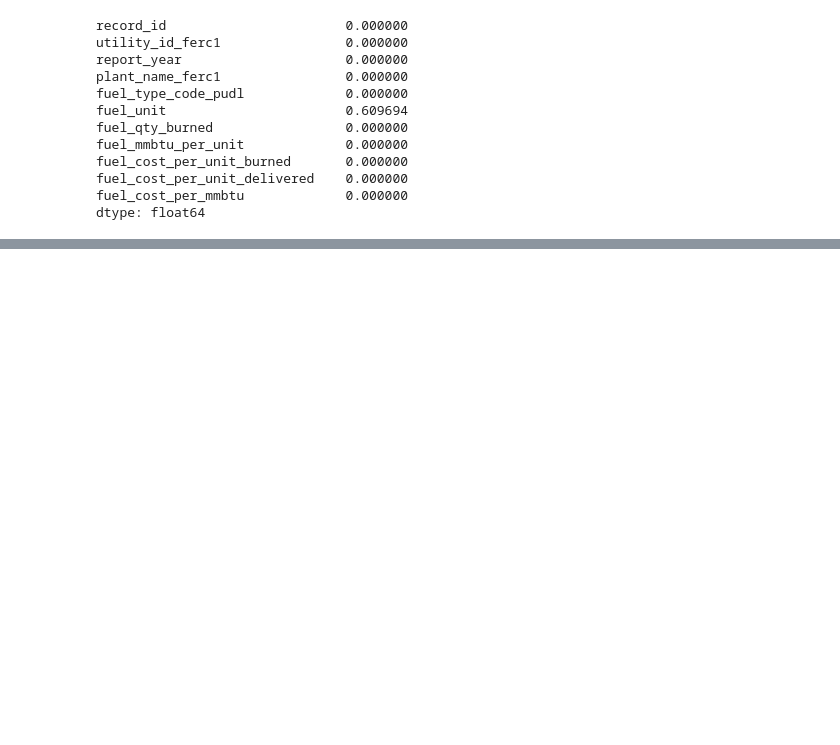
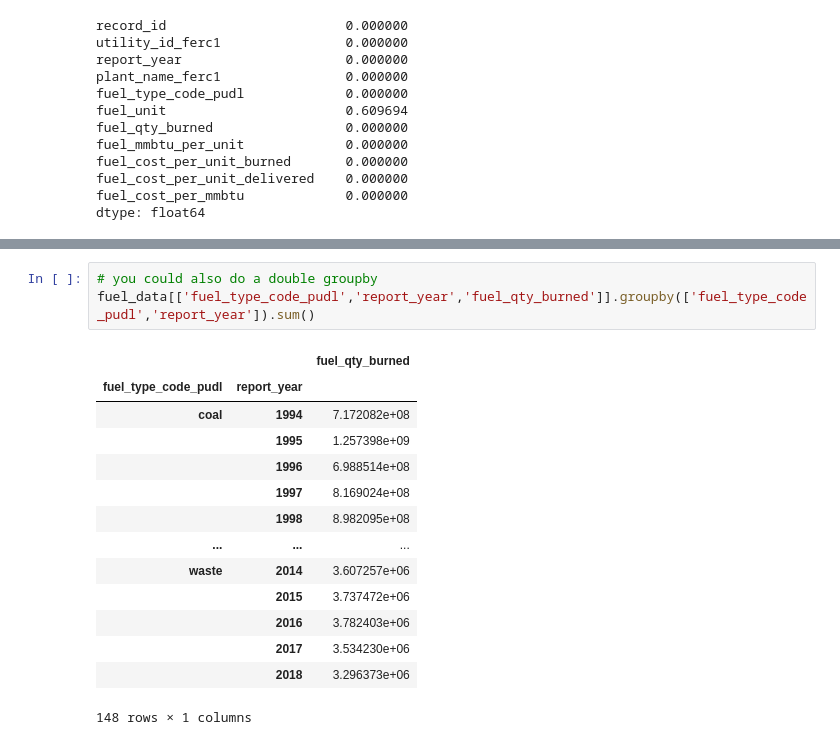
Before and after one commit to benzine01/Ebenezer_Ise, a Jupyter notebook: DSQiiz.ipynb, the cells around one changed output, grey strips where cells are left out. Saved outputs shown, nothing was run; the diff lists cells and outputs as text; blank space fills up the shorter version.

```diff
--- a/DSQiiz.ipynb
+++ b/DSQiiz.ipynb
@@ -54,0 +130,18 @@ dtype: float64
+# %%
+# you could also do a double groupby
+fuel_data[['fuel_type_code_pudl','report_year','fuel_qty_burned']].groupby(['fuel_type_code_pudl','report_year']).sum()
+# %% [output]
+|  |  | fuel_qty_burned |
+| fuel_type_code_pudl | report_year |  |
+| coal | 1994 | 7.172082e+08 |
+|  | 1995 | 1.257398e+09 |
+|  | 1996 | 6.988514e+08 |
+|  | 1997 | 8.169024e+08 |
+|  | 1998 | 8.982095e+08 |
+| ... | ... | ... |
+| waste | 2014 | 3.607257e+06 |
+|  | 2015 | 3.737472e+06 |
+|  | 2016 | 3.782403e+06 |
+|  | 2017 | 3.534230e+06 |
+|  | 2018 | 3.296373e+06 |
+148 rows × 1 columns
```
Also changed, not shown: parts of 10 cells of this notebook.
